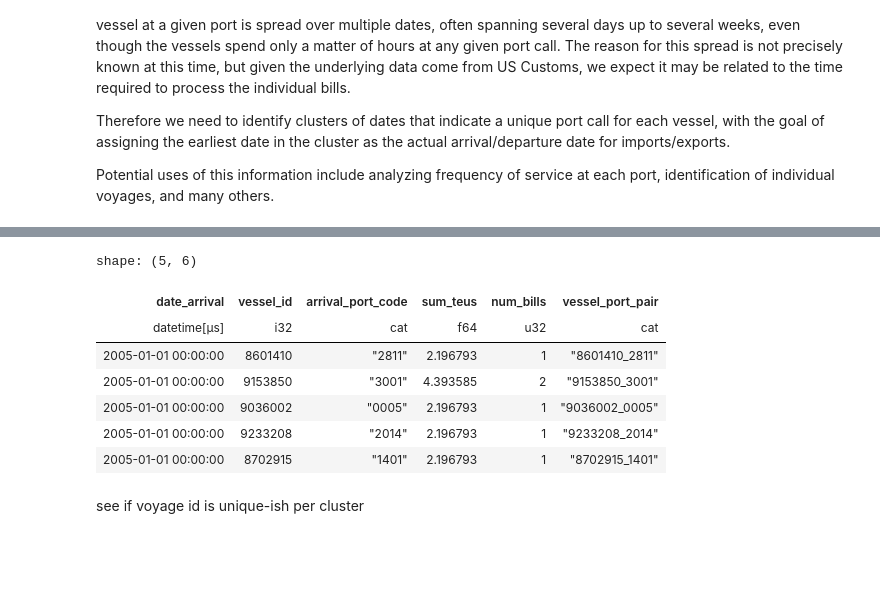
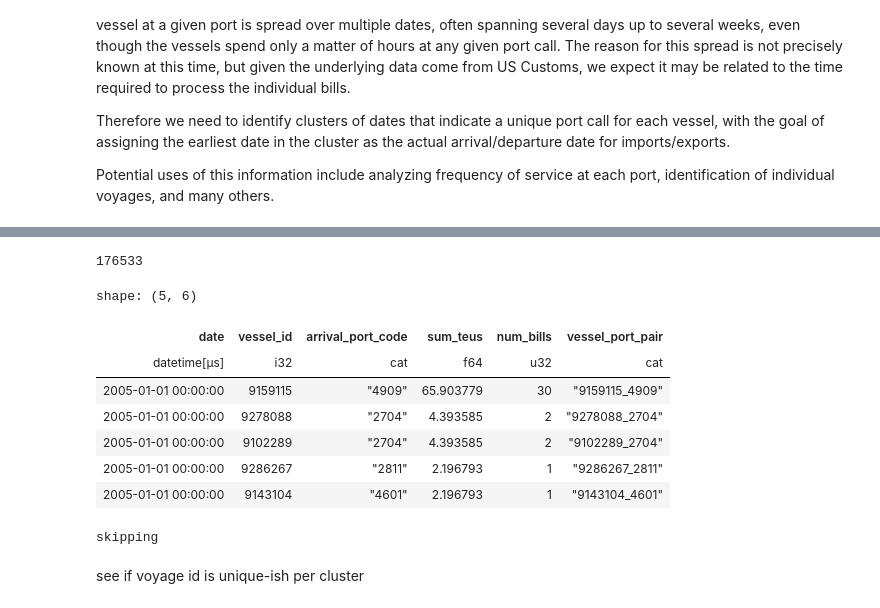
Before and after one commit to epistemetrica/PIERS-Data-Project, a Jupyter notebook: port_visits_identification.ipynb, the cells around one changed output, grey strips where cells are left out. Cells and saved outputs as stored; diff of their text form; code cells hidden in the pictures; blank space fills up the shorter version.

```diff
--- a/port_visits_identification.ipynb
+++ b/port_visits_identification.ipynb
@@ -35,8 +35,8 @@ imports_lf = (
         #create 2-digit hs code
         pl.col('hs_code').str.slice(0, length=2).alias('hs_2d'),
         #create year and month columns
-        pl.col('date_arrival').dt.year().alias('year'),
-        pl.col('date_arrival').dt.strftime('%Y%m').alias('month'),
+        pl.col('date').dt.year().alias('year'),
+        pl.col('date').dt.strftime('%Y%m').alias('month'),
         #convert zero volume values to null
         pl.col('teus').replace(0,None),
         pl.col('weight').replace(0,None),
@@ -339,28 +482,33 @@ exports_lf = add_primary_carrier(exports_lf)
+# %%
+lf.select('vessel_port_pair').collect().to_series().n_unique()
+# %% [output]
+176533
 # %%
 df = (
     imports_lf
-    .group_by('date_arrival', 'vessel_id', 'arrival_port_code')
+    .group_by('date', 'vessel_id', 'arrival_port_code')
     .agg(
         pl.col('teus').sum().alias('sum_teus'),
         pl.col('bol_id').count().alias('num_bills')
     )
     .with_columns(
         (pl.col('vessel_id').cast(pl.Utf8)+'_'+pl.col('arrival_port_code').cast(pl.Utf8)).cast(pl.Categorical).alias('vessel_port_pair')
     )
-    .sort('date_arrival')
+    .sort('date')
     .collect()
 )
 
+
 df.head()
 # %% [output]
 shape: (5, 6)
-| date_arrival | vessel_id | arrival_port_code | sum_teus | num_bills | vessel_port_pair |
+| date | vessel_id | arrival_port_code | sum_teus | num_bills | vessel_port_pair |
 | datetime[μs] | i32 | cat | f64 | u32 | cat |
-| 2005-01-01 00:00:00 | 8601410 | "2811" | 2.196793 | 1 | "8601410_2811" |
-| 2005-01-01 00:00:00 | 9153850 | "3001" | 4.393585 | 2 | "9153850_3001" |
-| 2005-01-01 00:00:00 | 9036002 | "0005" | 2.196793 | 1 | "9036002_0005" |
-| 2005-01-01 00:00:00 | 9233208 | "2014" | 2.196793 | 1 | "9233208_2014" |
-| 2005-01-01 00:00:00 | 8702915 | "1401" | 2.196793 | 1 | "8702915_1401" |
+| 2005-01-01 00:00:00 | 9159115 | "4909" | 65.903779 | 30 | "9159115_4909" |
+| 2005-01-01 00:00:00 | 9278088 | "2704" | 4.393585 | 2 | "9278088_2704" |
+| 2005-01-01 00:00:00 | 9102289 | "2704" | 4.393585 | 2 | "9102289_2704" |
+| 2005-01-01 00:00:00 | 9286267 | "2811" | 2.196793 | 1 | "9286267_2811" |
+| 2005-01-01 00:00:00 | 9143104 | "4601" | 2.196793 | 1 | "9143104_4601" |
 # %%
 date = dt.datetime(2023,1,1)
 
@@ -376,14 +524,17 @@ toppairs = (
     .to_series()
 )
 # %%
+%%script echo skipping
 for pair in toppairs:
     px.bar(
         df.filter(
             pl.col('vessel_port_pair')==pair,
-            pl.col('date_arrival')>date
+            pl.col('date')>date
             ),
-        x='date_arrival', y='sum_teus', color='vessel_port_pair'
+        x='date', y='sum_teus', color='vessel_port_pair'
     ).show()
+# %% [output]
+skipping
 # %% [markdown]
 see if voyage id is unique-ish per cluster
 # %%
```
Also changed, not shown: parts of 13 cells of this notebook, 4 other files.
